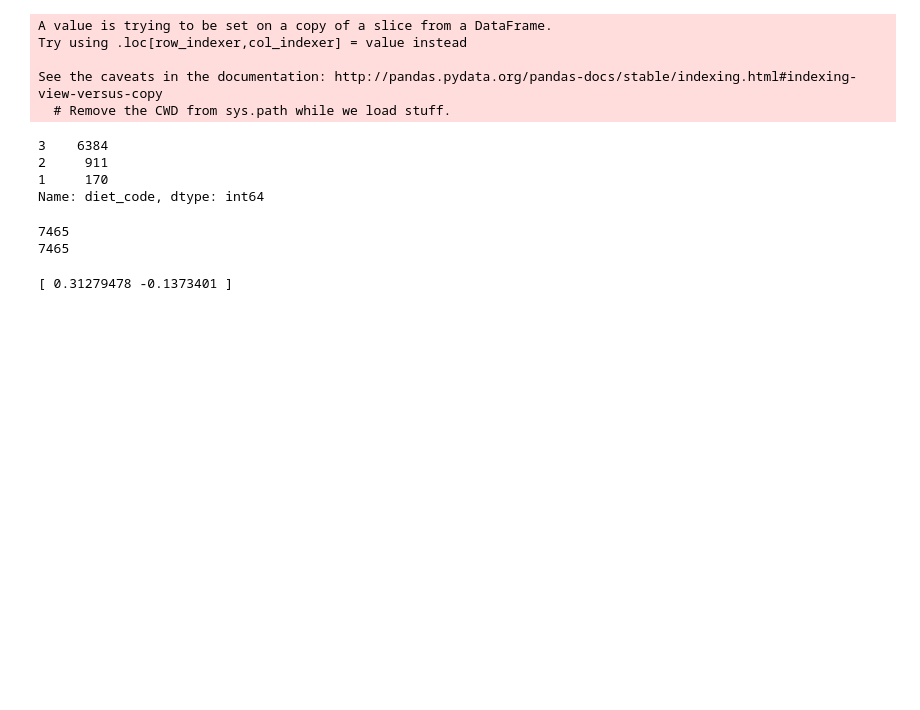
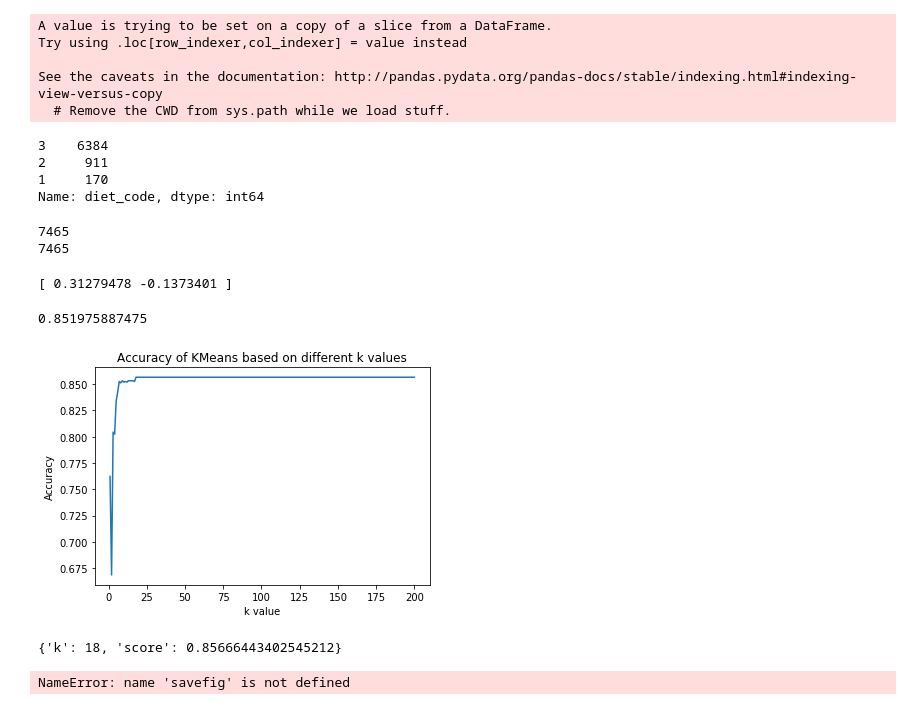
Before and after one commit to andrewhercules/date-a-scientist, a Jupyter notebook: date_a_scientist.ipynb, the cells around one changed output. Drawn from its saved outputs; the diff is of its cells as text; code cells hidden in the pictures; blank space fills up the shorter version.

Commit message:
Created KNearestNeighbors classifier and generated chart showing scores based on changing k values

```diff
--- a/date_a_scientist.ipynb
+++ b/date_a_scientist.ipynb
@@ -197,4 +197,51 @@ print(scaled_data[0])
 # %% [output]
 [ 0.31279478 -0.1373401 ]
 # %%
-#Set labels usinlabels = analysis_df['diet_code']
+#Set labels using diet_code values
+labels = analysis_df['diet_code']
+# %%
+#Split data into training and test sets using recommended 80/20 split
+from sklearn.model_selection import train_test_split
+train_data, test_data, train_labels, test_labels = train_test_split(scaled_data, labels, test_size=0.2, random_state=5)
+# %%
+#Import KNeighborsClassifier and create a classifier based on n_neighbors = 10
+from sklearn.neighbors import KNeighborsClassifier
+classifier = KNeighborsClassifier(n_neighbors=10)
+classifier.fit(train_data, train_labels)
+score = classifier.score(test_data, test_labels)
+print(score)
+# %% [output]
+0.851975887475
+# %%
+#Generate plot showing KNeighborsClassifier score based on different n_neighbors values and print out n_neighbors value that results in highest score
+scores = []
+highest_score = {
+    'k': 0,
+    'score': 0
+}
+
+for k in range(1, 201):
+    classifier = KNeighborsClassifier(n_neighbors=k)
+    classifier.fit(train_data, train_labels)
+    score = classifier.score(test_data, test_labels)
+    scores.append(score)
+    if score > highest_score['score']:
+        highest_score = {
+            'k': k,
+            'score': score
+        }
+
+x_values = range(1, 201)
+y_values = scores
+
+plt.plot(x_values, y_values)
+plt.title('Accuracy of KMeans based on different k values')
+plt.ylabel('Accuracy')
+plt.xlabel('k value')
+plt.show()
+print(highest_score)
+savefig('test.png', bbox_inches='tight')
+# %% [output]
+[figure, added]
+{'k': 18, 'score': 0.85666443402545212}
+NameError: name 'savefig' is not defined
```
